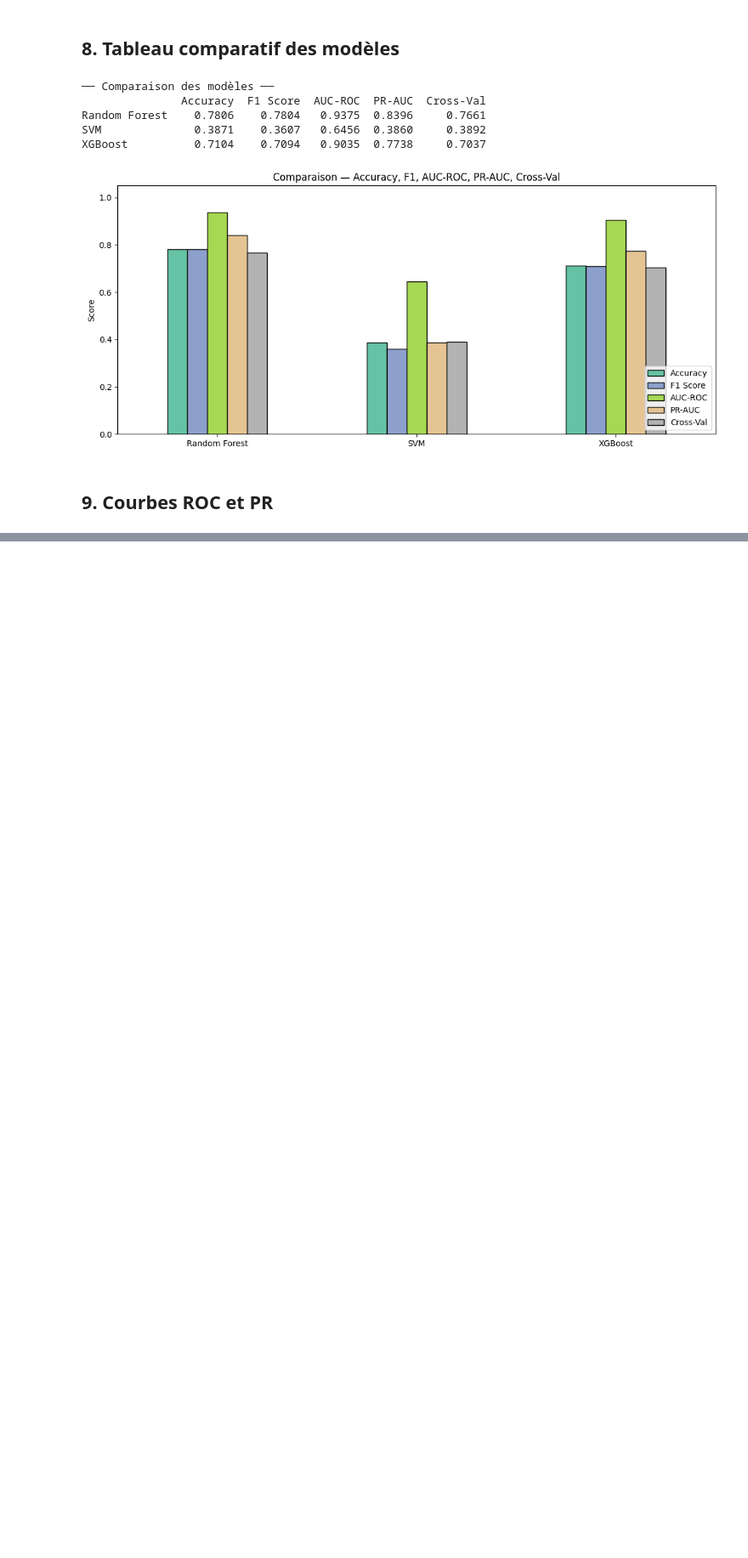
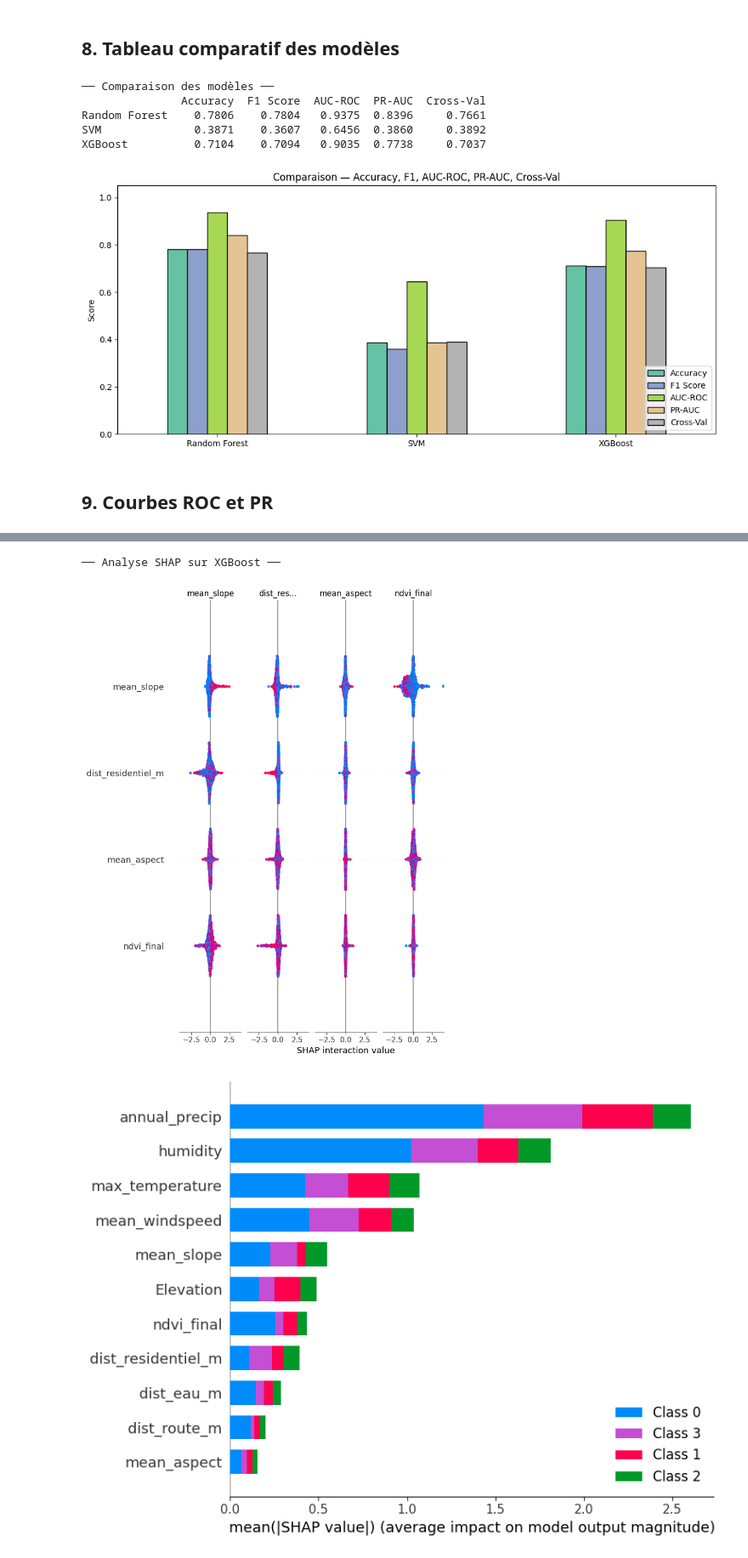
Before and after one commit to AbdelkarimElm/data-driven-wildfire-prediction-portugal, a Jupyter notebook: Reimplementation_Methods_Papers/CodeBouzeraa/wildfire_susceptibility_Alg_fixed.ipynb, the cells around one changed output, grey strips where cells are left out. Shown at 85% size. Saved outputs shown, nothing was run; the diff lists cells and outputs as text; code cells hidden in the pictures; blank space fills up the shorter version.

Commit message:
Add SHAP analysis and probability map

```diff
--- a/Reimplementation_Methods_Papers/CodeBouzeraa/wildfire_susceptibility_Alg_fixed.ipynb
+++ b/Reimplementation_Methods_Papers/CodeBouzeraa/wildfire_susceptibility_Alg_fixed.ipynb
@@ -339,0 +392,17 @@ XGBoost          0.7104    0.7094   0.9035  0.7738     0.7037
+# %%
+print('\n── Analyse SHAP sur XGBoost ──')
+sample_shap = X_test_df.sample(n=min(1000, len(X_test_df)), random_state=42)
+explainer   = shap.TreeExplainer(models['XGBoost'])
+shap_values = explainer.shap_values(sample_shap)
+
+# Beeswarm plot
+shap.summary_plot(shap_values, sample_shap,
+                  plot_type='dot', show=True, max_display=13)
+
+# Bar plot
+shap.summary_plot(shap_values, sample_shap,
+                  plot_type='bar', show=True, max_display=13)
+# %% [output]
+── Analyse SHAP sur XGBoost ──
+[figure, added]
+[figure, added]
```
Also changed, not shown: parts of 4 cells of this notebook.
